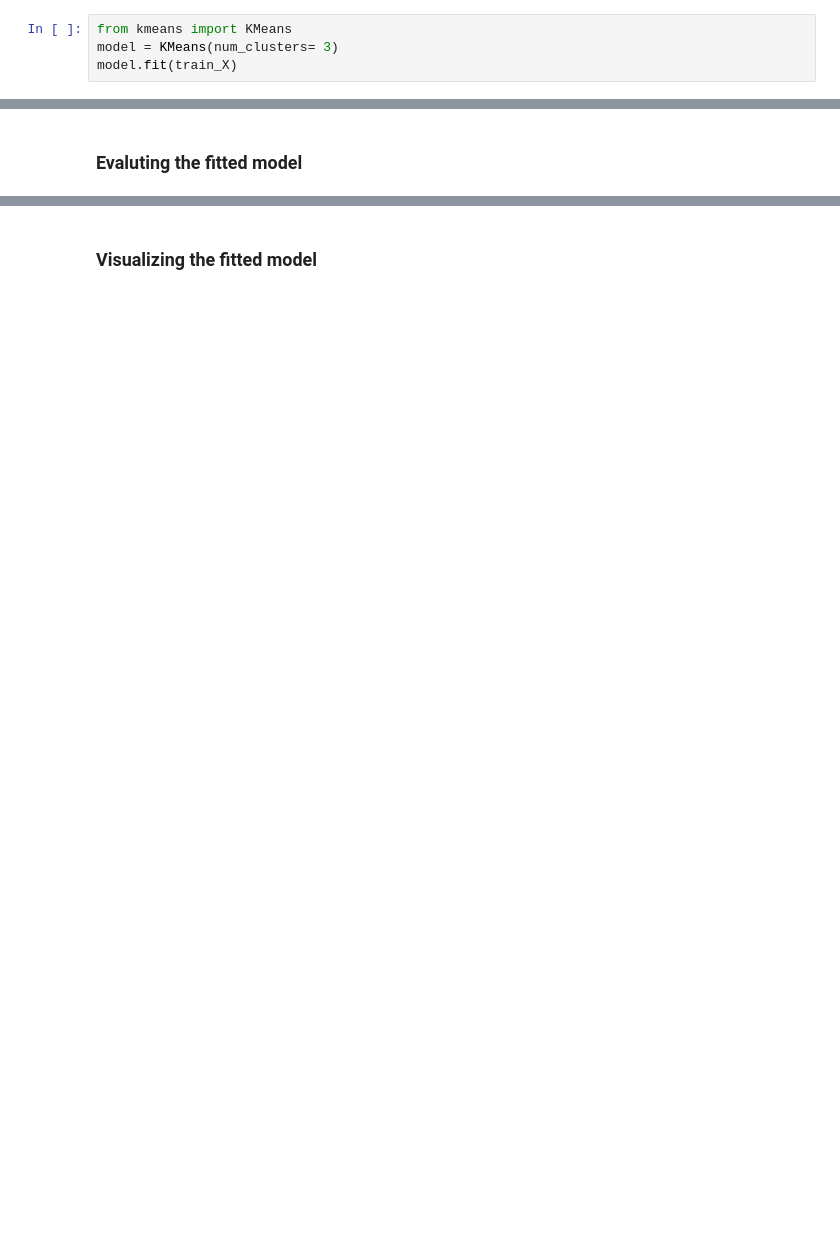
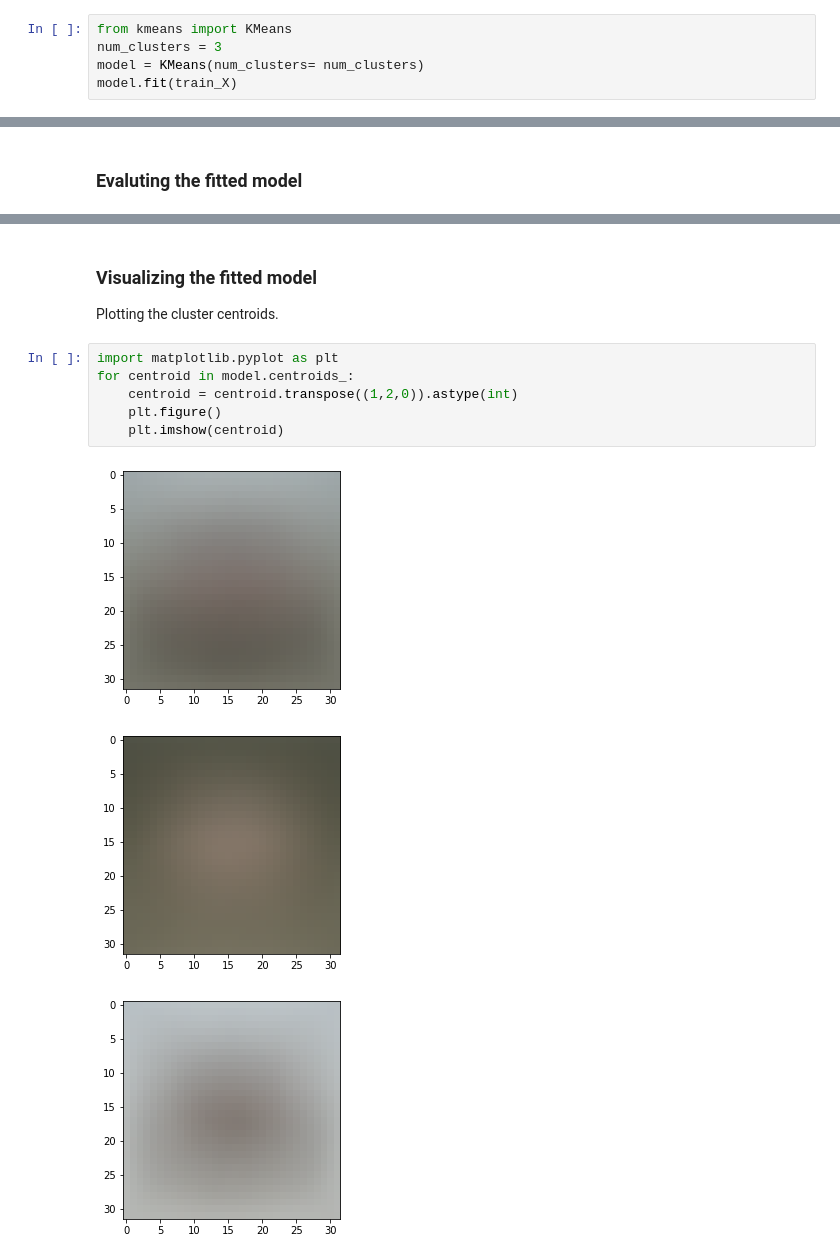
Before and after one commit to Elzawawy/kmeans-image-clustering, a Jupyter notebook: Image Clustering Using KMeans.ipynb, the cells around one changed output, grey strips where cells are left out. Drawn from its saved outputs; the diff is of its cells as text; blank space fills up the shorter version.

Commit message:
Added Visualization to Tutorial Notebook

```diff
--- a/Image Clustering Using KMeans.ipynb
+++ b/Image Clustering Using KMeans.ipynb
@@ -28,7 +28,8 @@ K-means is usually implemented as an **iterative procedure** in which each itera
 The **quality** of the current assignment is given by the **distortion measure** which is the sum of squared distances between each cluster centroid and points inside the cluster.
 # %%
 from kmeans import KMeans
-model = KMeans(num_clusters= 3)
+num_clusters = 3
+model = KMeans(num_clusters= num_clusters)
 model.fit(train_X)
 # %% [output]
 Restart 1  Iteration 1
@@ -79,2 +80,13 @@ The Model scored  574646394.9893672  for the distoration measure value.
 # %% [markdown]
 ### Visualizing the fitted model
+Plotting the cluster centroids.
+# %%
+import matplotlib.pyplot as plt
+for centroid in model.centroids_:
+    centroid = centroid.transpose((1,2,0)).astype(int)
+    plt.figure()
+    plt.imshow(centroid)
+# %% [output]
+[figure, added]
+[figure, added]
+[figure, added]
```
Also changed, not shown: parts of 6 cells of this notebook, 1 other file.
